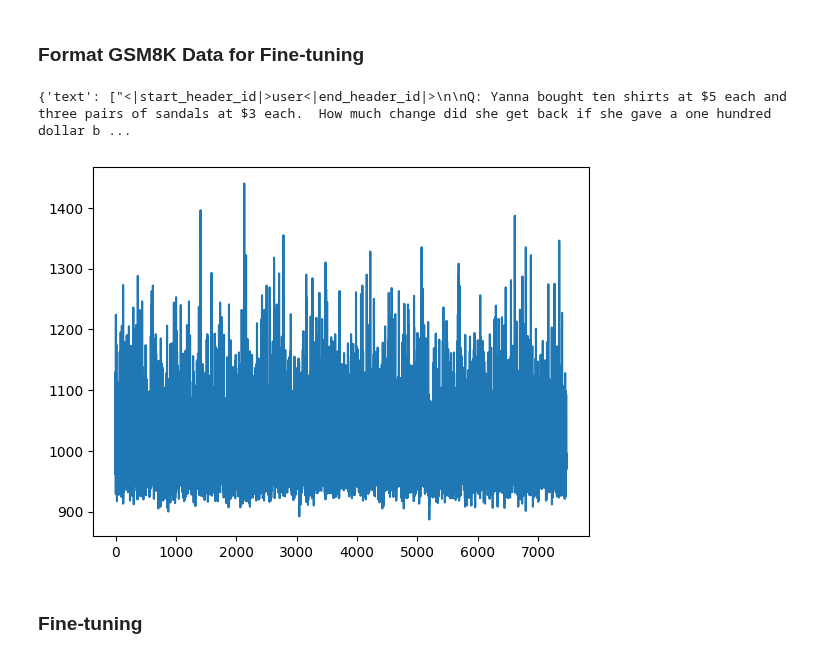
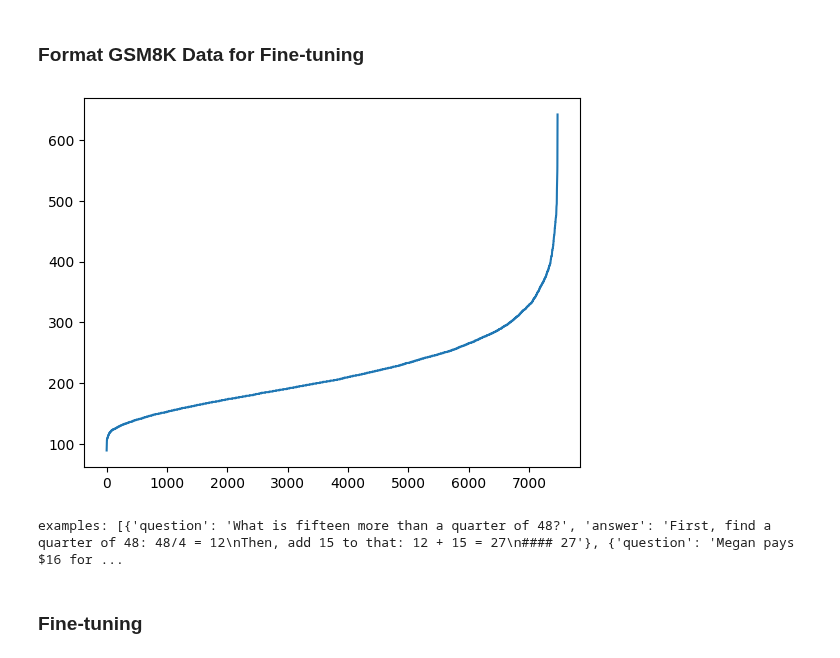
Before and after one commit to chousallen/MachineLearning2025, a Jupyter notebook: hw06/ml2025hw6.ipynb, the cells around one changed output. Cells and saved outputs as stored; diff of their text form; code cells hidden in the pictures.

Commit message:
Kaggle Notebook | ml2025hw6 | use short examples, disable weight decay

```diff
--- a/hw06/ml2025hw6.ipynb
+++ b/hw06/ml2025hw6.ipynb
@@ -184,21 +238,53 @@ def nshot_chats(nshot_data: list, n: int, question: str, answer: any, mode: str)
     return chats # Returns the list of chats
 # %% [markdown]
 ### Format GSM8K Data for Fine-tuning
+# %%
+sorted_gsm8k = load_jsonlines('gsm8k_train_self-instruct.jsonl')
+
+def gsm8k_len(qna):
+    single_ex = []
+    single_ex.append(
+        {
+            'role': 'user',
+            'content': f'Q: {qna["question"]}' # Creates a user message with the question
+        }
+    )
+    single_ex.append(
+        {
+            'role': 'assistant',
+            'content': f'A: {qna["answer"]}' # Creates an assistant message with the answer
+        }
+    )
+    train_sample = sft_tokenizer.apply_chat_template(single_ex, tokenize=False)
+    return len(sft_tokenizer(train_sample)['input_ids'])
+
+sorted_gsm8k.sort(key=lambda item: gsm8k_len(item))
+# %%
+import matplotlib.pyplot as plt
+import numpy as np
+sorted_len = np.zeros(len(sorted_gsm8k))
+for i in range(len(sorted_gsm8k)):
+    sorted_len[i] = gsm8k_len(sorted_gsm8k[i])
+
+plt.plot(sorted_len)
+plt.show()
+# %% [output]
+[figure, added]
+# %%
+examples = [sorted_gsm8k[0], sorted_gsm8k[10], sorted_gsm8k[20], sorted_gsm8k[30], sorted_gsm8k[40]]
+print(f"examples: {examples}")
+# %% [output]
+examples: [{'question': 'What is fifteen more than a quarter of 48?', 'answer': 'First, find a quarter of 48: 48/4 = 12\nThen, add 15 to that: 12 + 15 = 27\n#### 27'}, {'question': 'Megan pays $16 for ...
 # %%
-import matplotlib.pyplot as plt
-import numpy as np
-
 gsm8k_train = load_jsonlines('gsm8k_train_self-instruct.jsonl') # You can use refined gsm8k_train_self-instruct.jsonl for fine-tuning
 # gsm8k_train = load_jsonlines('gsm8k_train.jsonl')
-dataset_len = np.zeros(len(gsm8k_train))
-i = 0
 
 formatted_gsm8k = []
 TRAIN_N_SHOT = 5 # TODO: Give model more examples: 5~8
 max_token_len = 0 # Record token length of dataset and prevent data from truncation
 
 for qna in gsm8k_train: # Iterates over the GSM8K training data
-    chats = nshot_chats(nshot_data=gsm8k_train, n=TRAIN_N_SHOT, question=qna['question'], answer=qna['answer'], mode='train') # Creates n-shot chats for the current example
+    chats = nshot_chats(nshot_data=gsm8k_train, question=qna['question'], answer=qna['answer'], mode='train', examples = examples) # Creates n-shot chats for the current example
     train_sample = sft_tokenizer.apply_chat_template(chats, tokenize=False) # Applies the chat template to the chats
     train_sample = train_sample[train_sample.index("<|eot_id|>") + len("<|eot_id|>"):] # Remove Cutting Knowledge Date in prompt template
     formatted_gsm8k.append( # Appends the formatted example to the list
@@ -207,15 +293,8 @@ for qna in gsm8k_train: # Iterates over the GSM8K training data
         }
     )
     max_token_len = max(max_token_len, len(sft_tokenizer(train_sample)['input_ids'])) # Updates the maximum token length
-    dataset_len[i] = len(sft_tokenizer(train_sample)['input_ids'])
-    i = i+1
 
 formatted_gsm8k = Dataset.from_list(formatted_gsm8k) # Creates a dataset from the list of formatted examples
-plt.plot(dataset_len)
-plt.show()
-# %% [output]
-{'text': ["<|start_header_id|>user<|end_header_id|>\n\nQ: Yanna bought ten shirts at $5 each and three pairs of sandals at $3 each.  How much change did she get back if she gave a one hundred dollar b ...
-[figure, removed]
 # %% [markdown]
 ### Fine-tuning
 # %%
```
Also changed, not shown: parts of 6 cells of this notebook.
